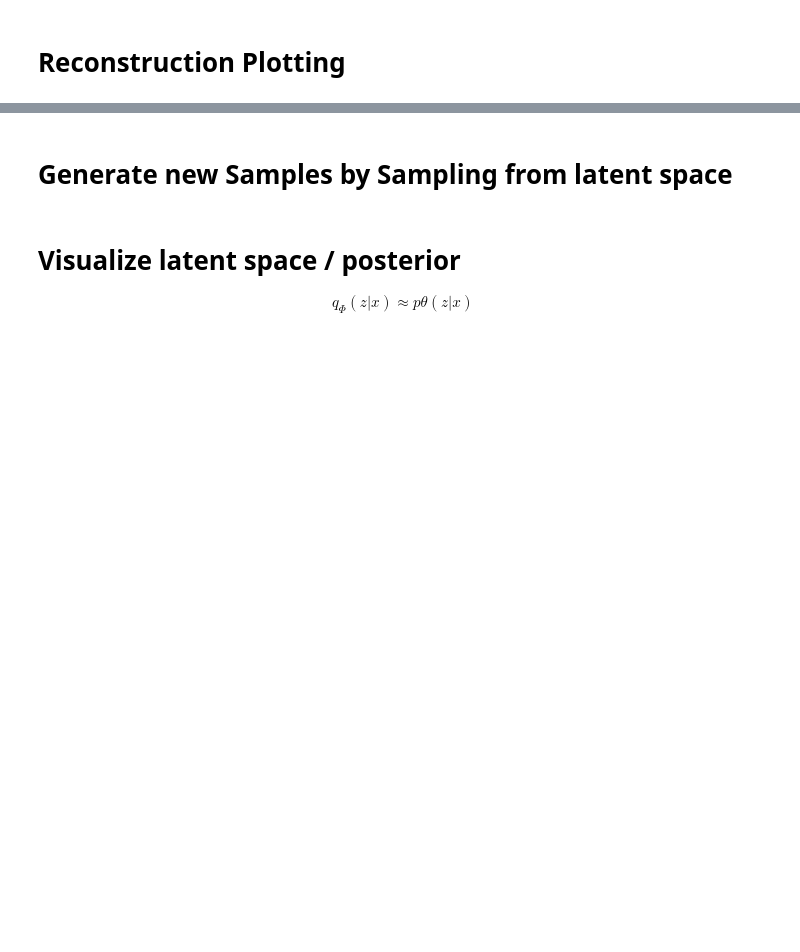
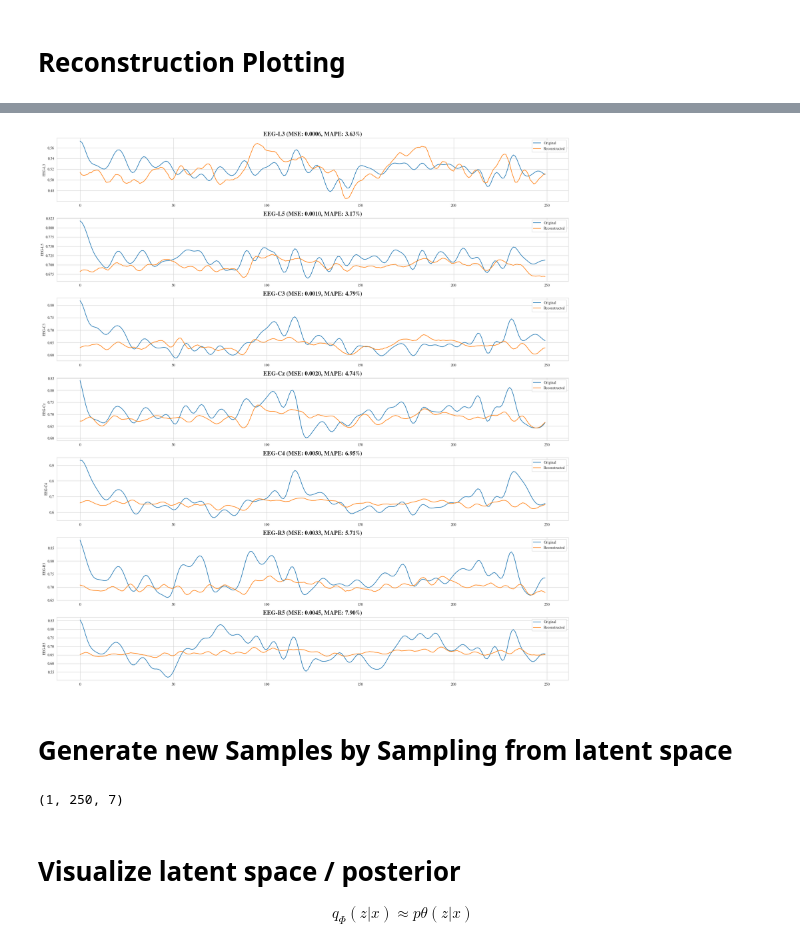
Before and after one commit to negralessio/biosignals-gen-ai, a Jupyter notebook: notebooks/vae.ipynb, the cells around one changed output, grey strips where cells are left out. Saved outputs shown, nothing was run; the diff lists cells and outputs as text; code cells hidden in the pictures; blank space fills up the shorter version.

Commit message:
Now MSE and MAPE is displayed in comparison plot original and reconstruction

```diff
--- a/notebooks/vae.ipynb
+++ b/notebooks/vae.ipynb
@@ -38,8 +49,8 @@ print(tensor.shape)
 # Modelling
 # %%
 #vae = LSTMVAE(tensor=tensor, latent_dims=LATENT_DIM, reconstruction_weight=3)
-#vae = DenseVAE(tensor=tensor, latent_dims=LATENT_DIM, reconstruction_weight=3)
-vae = ConvVAE(tensor=tensor, latent_dims=LATENT_DIM, reconstruction_weight=3)
+vae = DenseVAE(tensor=tensor, latent_dims=LATENT_DIM, reconstruction_weight=3)
+#vae = ConvVAE(tensor=tensor, latent_dims=LATENT_DIM, reconstruction_weight=3)
 
 vae.compile(optimizer="adam")
 vae.build((None, tensor.shape[1], tensor.shape[2]))
@@ -50,2 +97,2 @@ vae.decoder.summary()
 # %%
-history = vae.fit(tensor, epochs=8, batch_size=4, validation_split=0.1, shuffle=True)#, callbacks=[ReduceLROnPlateau(monitor="val_loss", patience=20), EarlyStopping(monitor="val_loss", patience=30)])
+history = vae.fit(tensor, epochs=256, batch_size=4, validation_split=0.2, shuffle=True)#, callbacks=[ReduceLROnPlateau(monitor="val_loss", patience=20), EarlyStopping(monitor="val_loss", patience=30)])
@@ -96,19 +167,26 @@ train_sample_reconstructed = vae.predict(train_sample)
 # %%
 # Compare original and reconstruction
 def compare_original_and_reconstruction(sample: np.array, sample_reconstructed: np.array) -> None:
+    # Compute MSE and MAPE along the rows, for each column
+    mse = np.mean(((train_sample[0] - train_sample_reconstructed[0])**2), axis=0)
+    mape = np.mean(np.abs((train_sample[0] - train_sample_reconstructed[0]) / train_sample[0]), axis=0) * 100
+
+    # Convert to pd.DataFrame for plotting reasons
     df_sample = pd.DataFrame(sample, columns=FEATURE_NAMES)
     df_reconstructed = pd.DataFrame(sample_reconstructed, columns=FEATURE_NAMES)
 
     fig, axes = plt.subplots(nrows=len(FEATURE_NAMES), ncols=1, figsize=(20, len(FEATURE_NAMES)*3))
-    for col, ax in zip(FEATURE_NAMES, axes.flatten()):
+    for i, (col, ax) in enumerate(zip(FEATURE_NAMES, axes.flatten())):
         sns.lineplot(data=df_sample, x=df_sample.index, y=col, ax=ax, label="Original")
         sns.lineplot(data=df_reconstructed, x=df_reconstructed.index, y=col, ax=ax, label="Reconstructed")
         #ax.fill_between(df_reconstructed.index, df_sample[col], df_reconstructed[col], color='lightcoral', label="Error")
-        ax.set_title(col, fontweight="bold", size=16)
+        ax.set_title(f"{col} (MSE: {mse[i]:.4f}, MAPE: {mape[i]:.2f}%)", fontweight="bold", size=16)
     fig.tight_layout()
 
 
 compare_original_and_reconstruction(train_sample[0], train_sample_reconstructed[0])
+# %% [output]
+[figure, added]
 # %% [markdown]
 # Generate new Samples by Sampling from latent space
 # %%
@@ -138,6 +216,8 @@ num_samples = 1
 #synthetic_time_series = generate_time_series_conditioned_on_x(train_sample, num_samples, latent_dims=LATENT_DIM)
 synthetic_time_series = get_samples_given_z(sample_from_prior_z(num_samples, LATENT_DIM))
 print(synthetic_time_series.shape)
+# %% [output]
+(1, 250, 7)
 # %%
 def plot_all_time_series(X: np.array) -> None:
     """ Plots all Time Series (all float64 columns) in the provided DataFrame
```
Also changed, not shown: parts of 16 cells of this notebook.
